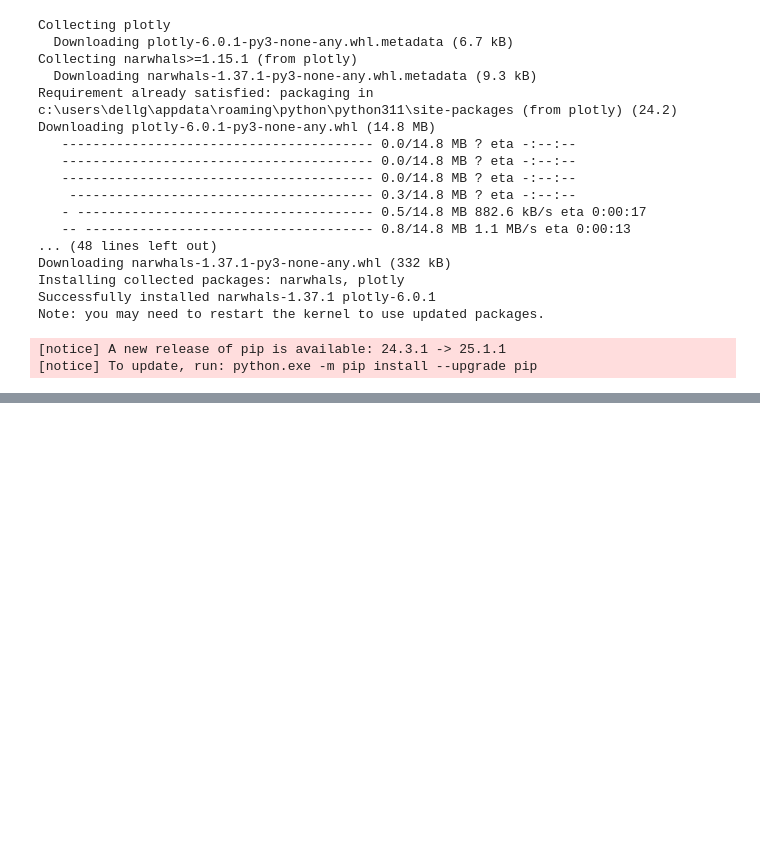
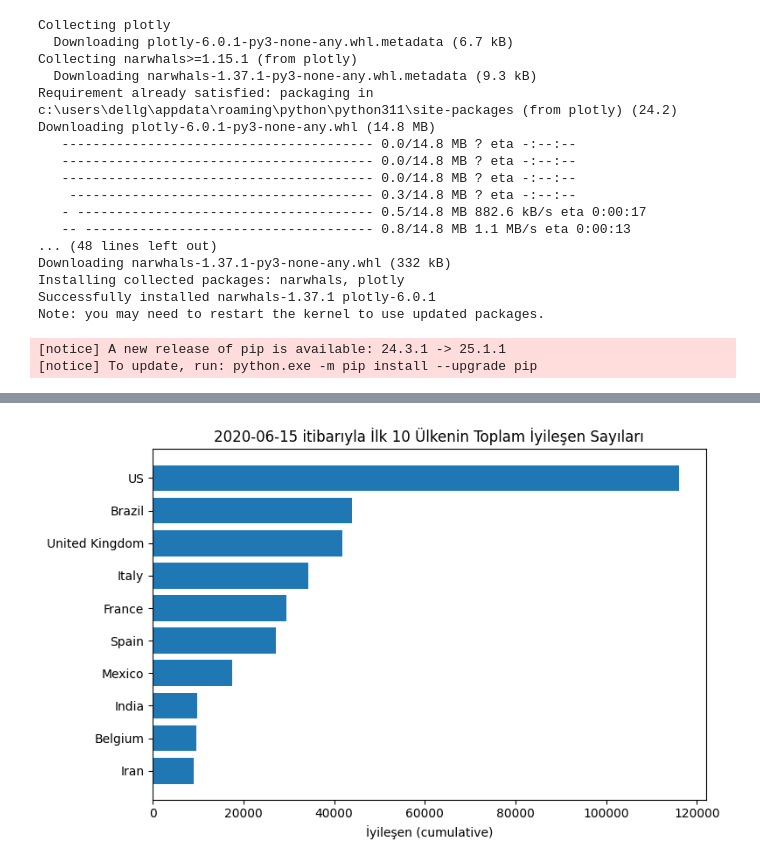
Before and after one commit to GokceKy/kizKarDes_data_sience, a Jupyter notebook: exercise2.ipynb, the cells around one changed output, grey strips where cells are left out. Saved outputs shown, nothing was run; the diff lists cells and outputs as text; code cells hidden in the pictures; blank space fills up the shorter version.

```diff
--- a/exercise2.ipynb
+++ b/exercise2.ipynb
@@ -164,0 +217,22 @@ NameError: name 'country_daily' is not defined
+# %%
+# tidy_recovered mutlaka 'Date' sütunu datetime, 'Country/Region' ve 'Recovered' sütunlarını içeriyor olmalı
+latest_date = tidy_recovered["Date"].max()
+
+latest_recov = (
+    tidy_recovered[tidy_recovered["Date"] == latest_date]
+    .groupby("Country/Region", as_index=False)["Recovered"]
+    .sum()
+    .sort_values("Recovered", ascending=False)
+)
+# %%
+topN = 10      # ilk 10 ülke
+plot_df = latest_recov.head(topN).iloc[::-1]   # ters çevirirsek yatay bar'da en büyük üstte
+
+plt.figure(figsize=(8, 5))
+plt.barh(plot_df["Country/Region"], plot_df["Recovered"])
+plt.title(f"{latest_date:%Y‑%m‑%d} itibarıyla İlk {topN} Ülkenin Toplam İyileşen Sayıları")
+plt.xlabel("İyileşen (cumulative)")
+plt.tight_layout()
+plt.show()
+# %% [output]
+[figure, added]
```
Also changed, not shown: parts of 5 cells of this notebook.
